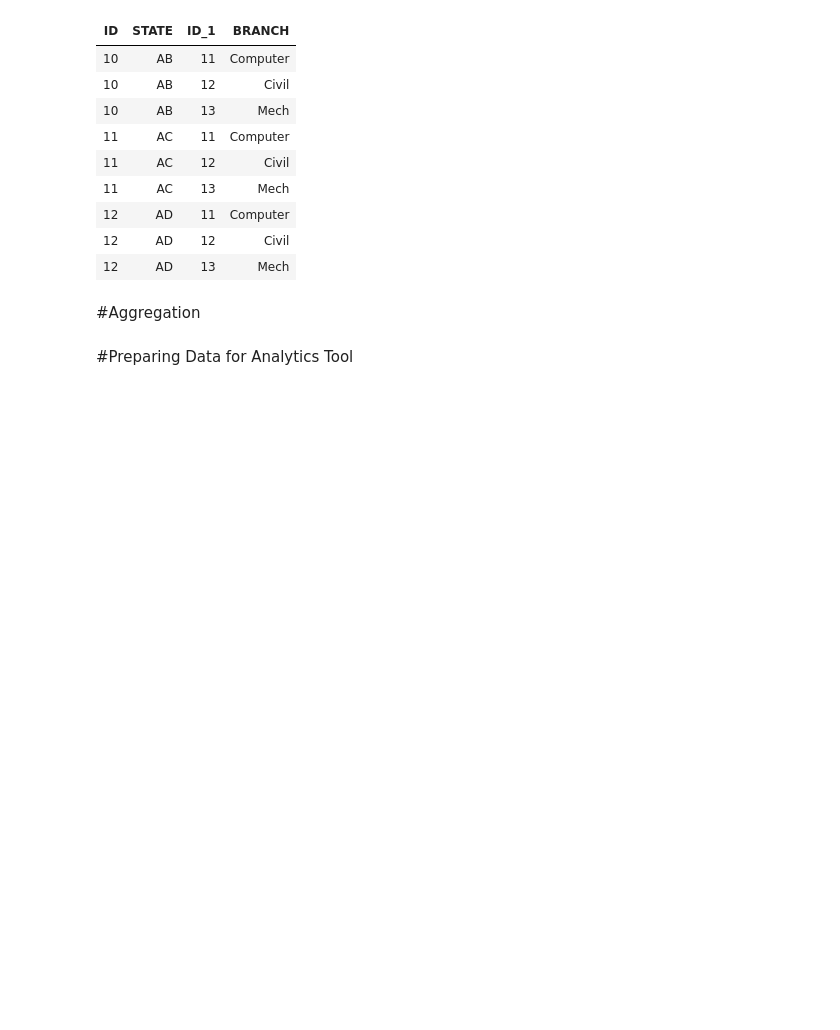
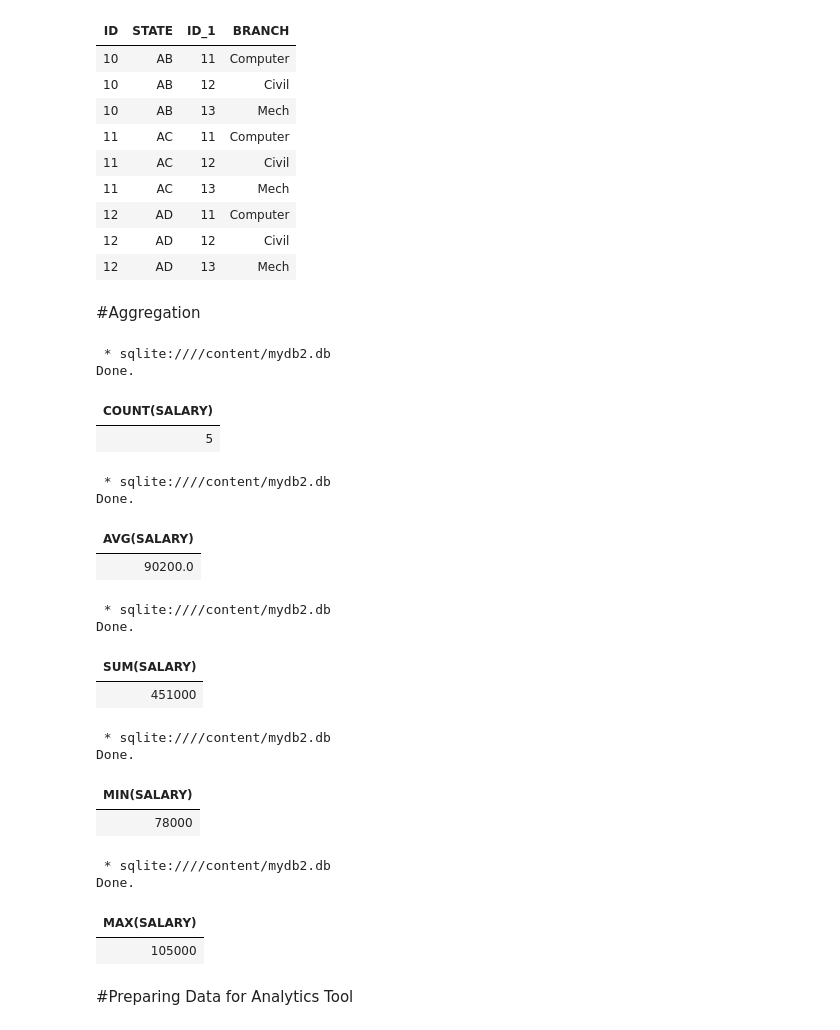
Before and after one commit to salemprakash/FoDS-Fall-2025-26, a Jupyter notebook: Module 2 Sql.ipynb, the cells around one changed output. Saved outputs shown, nothing was run; the diff lists cells and outputs as text; code cells hidden in the pictures; blank space fills up the shorter version.

```diff
--- a/Module 2 Sql.ipynb
+++ b/Module 2 Sql.ipynb
@@ -292,3 +288,48 @@ Done.
+# %%
+#COUNT
+%%sql
+SELECT COUNT(SALARY) FROM employees;
+# %% [output]
+ * sqlite:////content/mydb2.db
+Done.
+| COUNT(SALARY) |
+| 5 |
+# %%
+#AVERAGE
+%%sql
+SELECT AVG(SALARY) FROM employees;
+# %% [output]
+ * sqlite:////content/mydb2.db
+Done.
+| AVG(SALARY) |
+| 90200.0 |
+# %%
+#SUM
+%%sql
+SELECT SUM(SALARY) FROM employees;
+# %% [output]
+ * sqlite:////content/mydb2.db
+Done.
+| SUM(SALARY) |
+| 451000 |
+# %%
+#MIN
+%%sql
+SELECT MIN(SALARY) FROM employees;
+# %% [output]
+ * sqlite:////content/mydb2.db
+Done.
+| MIN(SALARY) |
+| 78000 |
+# %%
+#MAX
+%%sql
+SELECT MAX(SALARY) FROM employees;
+# %% [output]
+ * sqlite:////content/mydb2.db
+Done.
+| MAX(SALARY) |
+| 105000 |
 # %% [markdown]
 #Preparing Data for Analytics Tool
 # %%
```
Also changed, not shown: parts of 3 cells of this notebook.
